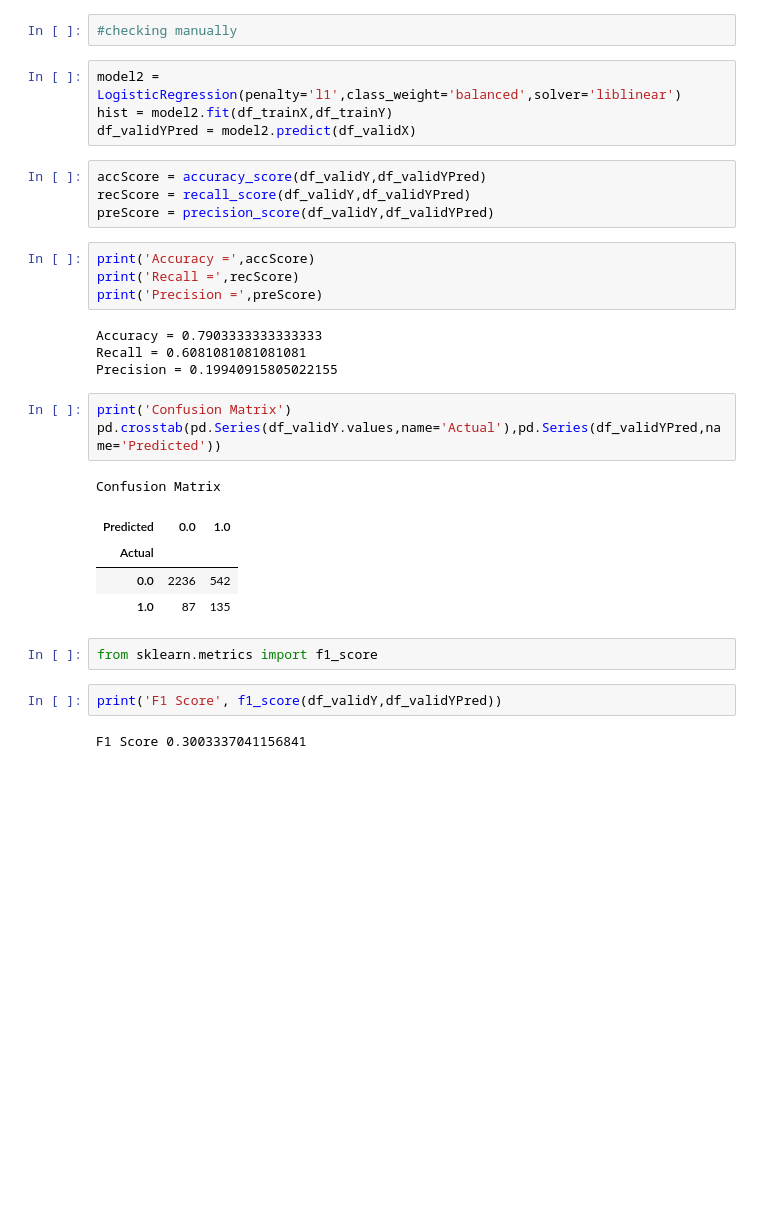
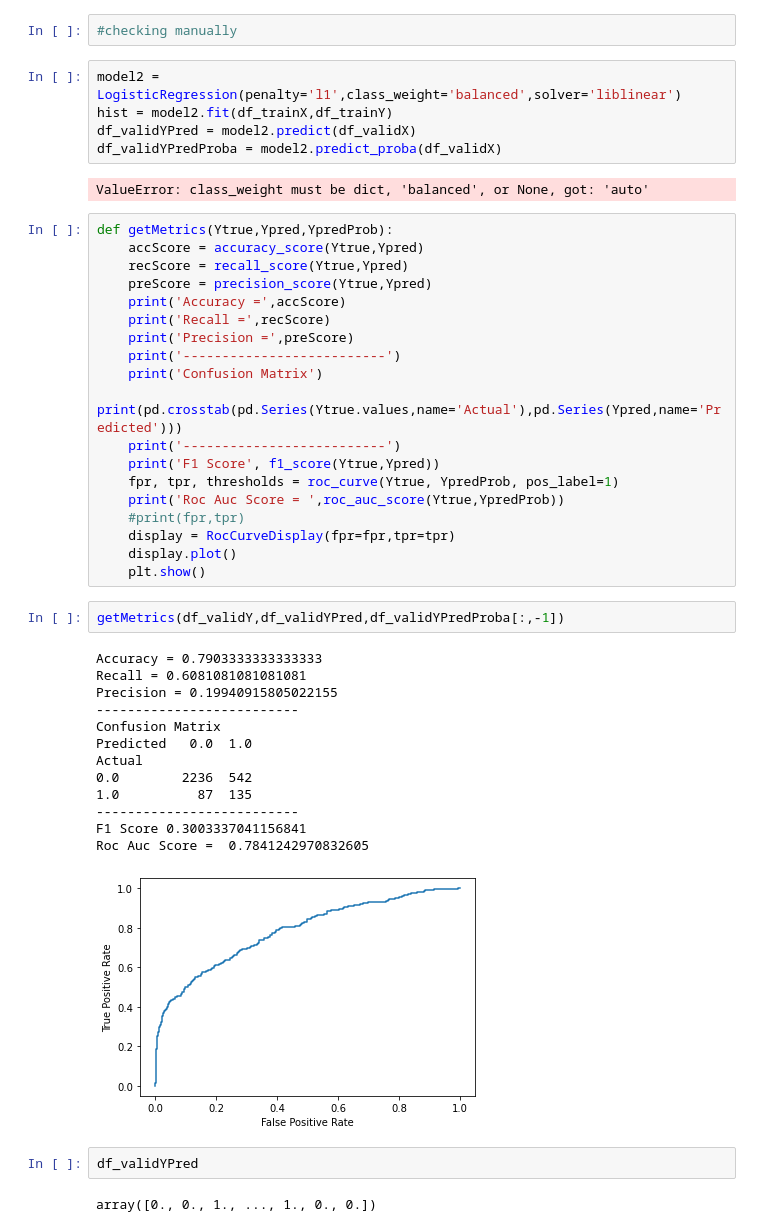
Before and after one commit to KushajveerSingh/ds_cup, a Jupyter notebook: notebooks/LR.ipynb, the cells around one changed output. Drawn from its saved outputs; the diff is of its cells as text; blank space fills up the shorter version.

```diff
--- a/notebooks/LR.ipynb
+++ b/notebooks/LR.ipynb
@@ -306,30 +307,45 @@ Precision = 0.19448676236244716
 model2 = LogisticRegression(penalty='l1',class_weight='balanced',solver='liblinear')
 hist = model2.fit(df_trainX,df_trainY)
 df_validYPred = model2.predict(df_validX)
+df_validYPredProba = model2.predict_proba(df_validX)
+# %% [output]
+ValueError: class_weight must be dict, 'balanced', or None, got: 'auto'
-# %%
-accScore = accuracy_score(df_validY,df_validYPred)
-recScore = recall_score(df_validY,df_validYPred)
-preScore = precision_score(df_validY,df_validYPred)
-# %%
-print('Accuracy =',accScore)
-print('Recall =',recScore)
-print('Precision =',preScore)
-# %% [output]
-Accuracy = 0.7903333333333333
-Recall = 0.6081081081081081
-Precision = 0.19940915805022155
-# %%
-print('Confusion Matrix')
-pd.crosstab(pd.Series(df_validY.values,name='Actual'),pd.Series(df_validYPred,name='Predicted'))
-# %% [output]
-Confusion Matrix
-| Predicted | 0.0 | 1.0 |
-| Actual |  |  |
-| 0.0 | 2236 | 542 |
-| 1.0 | 87 | 135 |
-# %%
-from sklearn.metrics import f1_score
-# %%
-print('F1 Score', f1_score(df_validY,df_validYPred))
-# %% [output]
-F1 Score 0.3003337041156841
+# %%
+def getMetrics(Ytrue,Ypred,YpredProb):
+    accScore = accuracy_score(Ytrue,Ypred)
+    recScore = recall_score(Ytrue,Ypred)
+    preScore = precision_score(Ytrue,Ypred)
+    print('Accuracy =',accScore)
+    print('Recall =',recScore)
+    print('Precision =',preScore)
+    print('--------------------------')
+    print('Confusion Matrix')
+    print(pd.crosstab(pd.Series(Ytrue.values,name='Actual'),pd.Series(Ypred,name='Predicted')))
+    print('--------------------------')
+    print('F1 Score', f1_score(Ytrue,Ypred))
+    fpr, tpr, thresholds = roc_curve(Ytrue, YpredProb, pos_label=1)
+    print('Roc Auc Score = ',roc_auc_score(Ytrue,YpredProb))
+    #print(fpr,tpr)
+    display = RocCurveDisplay(fpr=fpr,tpr=tpr)
+    display.plot()
+    plt.show()
+# %%
+getMetrics(df_validY,df_validYPred,df_validYPredProba[:,-1])
+# %% [output]
+Accuracy = 0.7903333333333333
+Recall = 0.6081081081081081
+Precision = 0.19940915805022155
+--------------------------
+Confusion Matrix
+Predicted   0.0  1.0
+Actual
+0.0        2236  542
+1.0          87  135
+--------------------------
+F1 Score 0.3003337041156841
+Roc Auc Score =  0.7841242970832605
+[figure, added]
+# %%
+df_validYPred
+# %% [output]
+array([0., 0., 1., ..., 1., 0., 0.])
```
Also changed, not shown: parts of 4 cells of this notebook, 5 other files.
